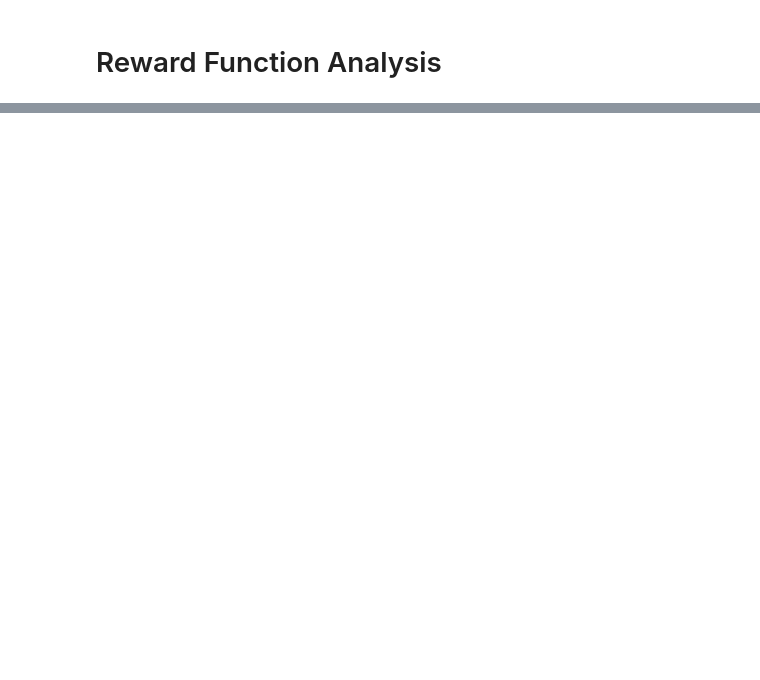
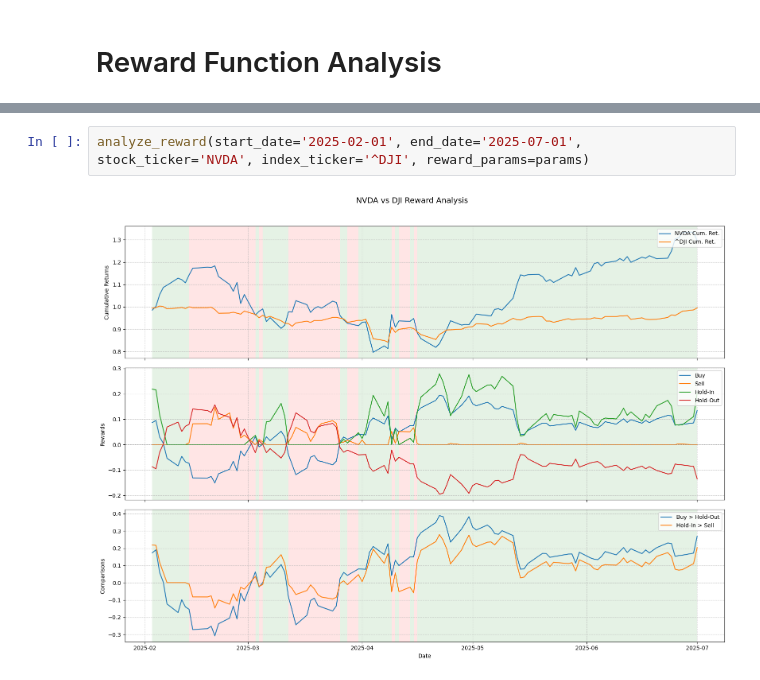
Before and after one commit to shh1v/ReinforceTrader, a Jupyter notebook: RewardEvaluator.ipynb, the cells around one changed output, grey strips where cells are left out. Drawn from its saved outputs; the diff is of its cells as text; blank space fills up the shorter version.

```diff
--- a/RewardEvaluator.ipynb
+++ b/RewardEvaluator.ipynb
@@ -169,0 +237,4 @@ analyze_reward(start_date='2000-01-01', end_date='2000-05-09', stock_ticker='AAP
+# %%
+analyze_reward(start_date='2025-02-01', end_date='2025-07-01', stock_ticker='NVDA', index_ticker='^DJI', reward_params=params)
+# %% [output]
+[figure, added]
```
Also changed, not shown: parts of 6 cells of this notebook.
